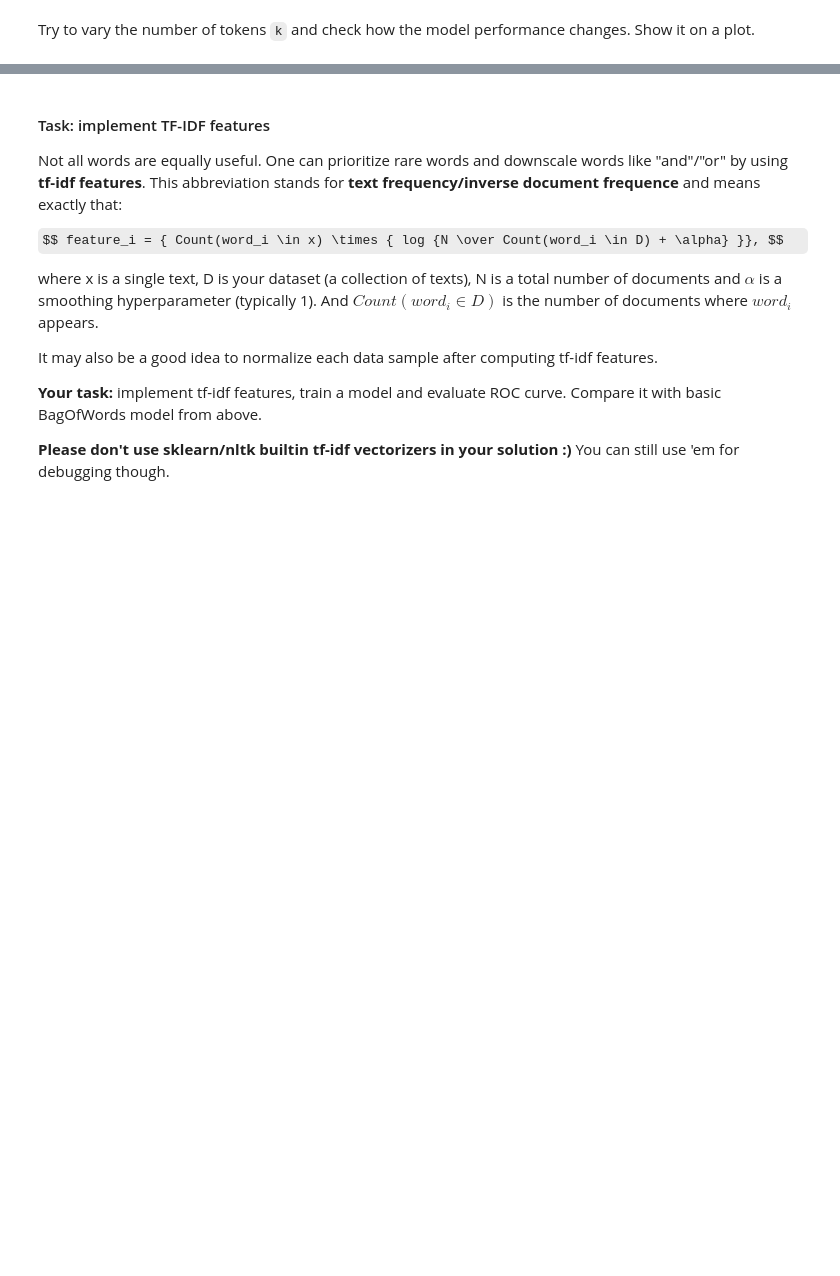
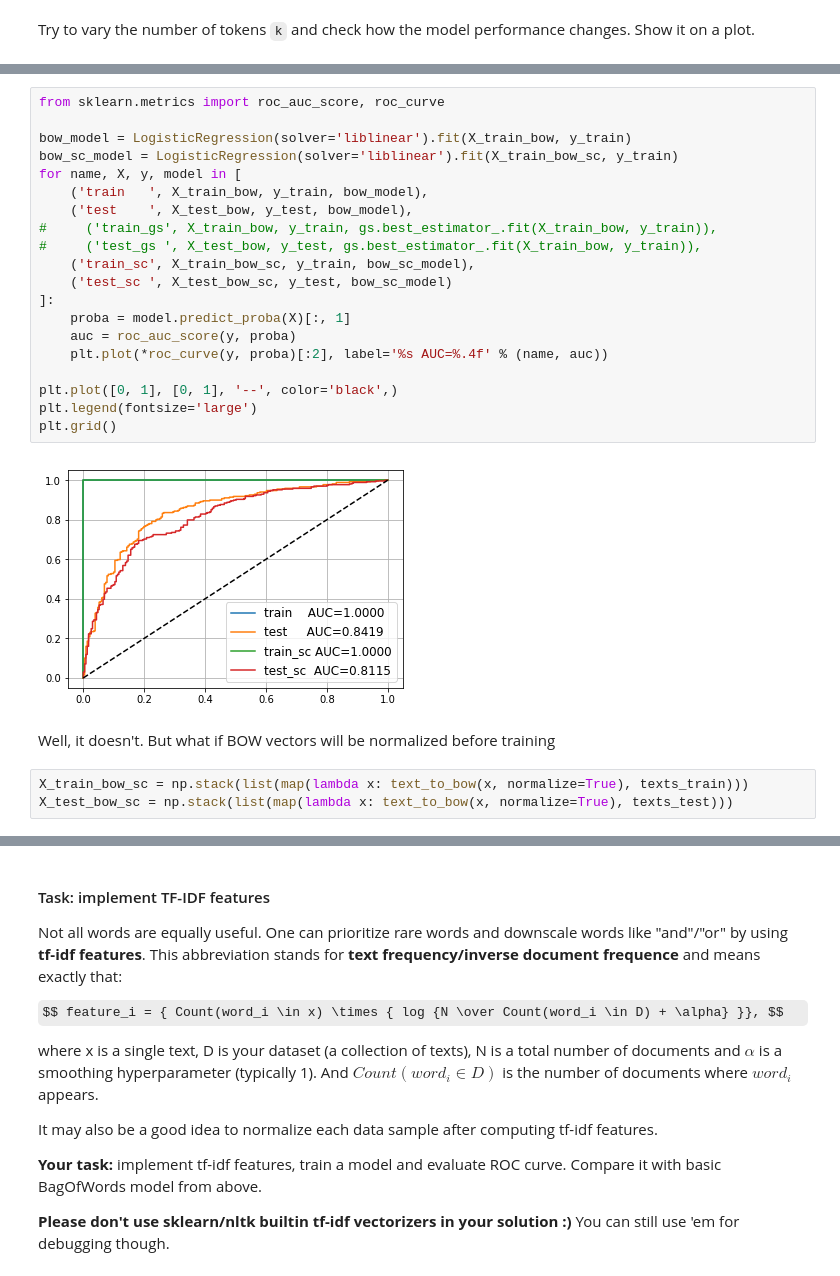
Before and after one commit to lit-leo/ml-mipt, a Jupyter notebook: homeworks/Lab2_Texts_and_Boosting/Lab2.ipynb, the cells around one changed output, grey strips where cells are left out. Drawn from its saved outputs; the diff is of its cells as text; some formulas as TeX source; blank space fills up the shorter version.

```diff
--- a/homeworks/Lab2_Texts_and_Boosting/Lab2.ipynb
+++ b/homeworks/Lab2_Texts_and_Boosting/Lab2.ipynb
@@ -196,0 +219,27 @@ for n in tqdm_notebook(k * np.logspace(0, -2, 5)):
+# %%
+from sklearn.metrics import roc_auc_score, roc_curve
+
+bow_model = LogisticRegression(solver='liblinear').fit(X_train_bow, y_train)
+bow_sc_model = LogisticRegression(solver='liblinear').fit(X_train_bow_sc, y_train)
+for name, X, y, model in [
+    ('train   ', X_train_bow, y_train, bow_model),
+    ('test    ', X_test_bow, y_test, bow_model),
+#     ('train_gs', X_train_bow, y_train, gs.best_estimator_.fit(X_train_bow, y_train)),
+#     ('test_gs ', X_test_bow, y_test, gs.best_estimator_.fit(X_train_bow, y_train)),
+    ('train_sc', X_train_bow_sc, y_train, bow_sc_model),
+    ('test_sc ', X_test_bow_sc, y_test, bow_sc_model)
+]:
+    proba = model.predict_proba(X)[:, 1]
+    auc = roc_auc_score(y, proba)
+    plt.plot(*roc_curve(y, proba)[:2], label='%s AUC=%.4f' % (name, auc))
+
+plt.plot([0, 1], [0, 1], '--', color='black',)
+plt.legend(fontsize='large')
+plt.grid()
+# %% [output]
+[figure, added]
+# %% [markdown]
+Well, it doesn't. But what if BOW vectors will be normalized before training
+# %%
+X_train_bow_sc = np.stack(list(map(lambda x: text_to_bow(x, normalize=True), texts_train)))
+X_test_bow_sc = np.stack(list(map(lambda x: text_to_bow(x, normalize=True), texts_test)))
```
Also changed, not shown: parts of 44 cells of this notebook.
